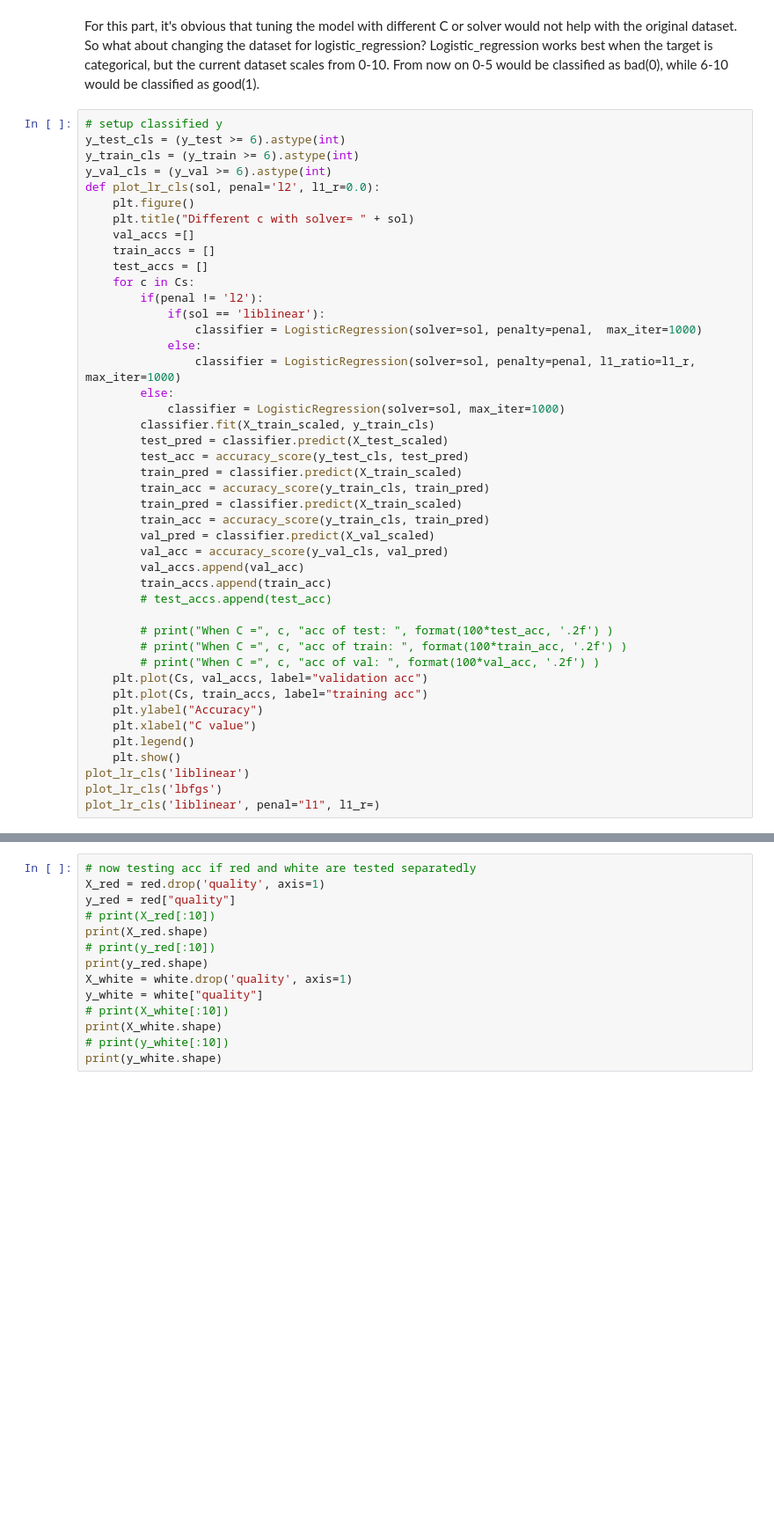
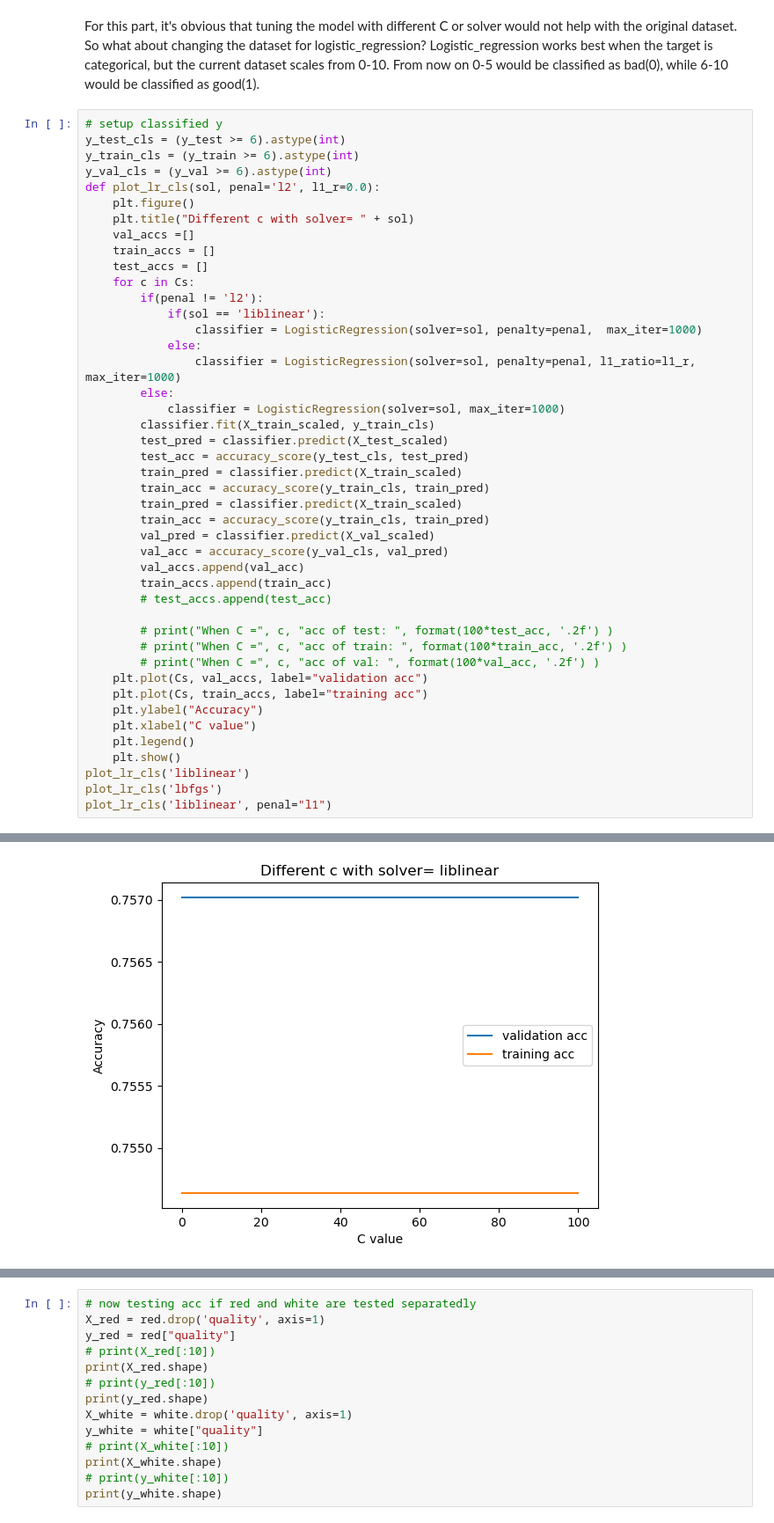
Before and after one commit to jiangyue-amber/CS178_Project, a Jupyter notebook: logistic_regression.ipynb, the cells around one changed output, grey strips where cells are left out. Shown at 88% size. Saved outputs shown, nothing was run; the diff lists cells and outputs as text; blank space fills up the shorter version.

```diff
--- a/logistic_regression.ipynb
+++ b/logistic_regression.ipynb
@@ -198,5 +218,5 @@ def plot_lr_cls(sol, penal='l2', l1_r=0.0):
     plt.show()
 plot_lr_cls('liblinear')
 plot_lr_cls('lbfgs')
-plot_lr_cls('liblinear', penal="l1", l1_r=)
+plot_lr_cls('liblinear', penal="l1")
 # %% [output]
@@ -203,0 +223 @@ IndentationError: expected an indented block after 'if' statement on line 13 (12
+[figure, added]
```
Also changed, not shown: parts of 6 cells of this notebook.
